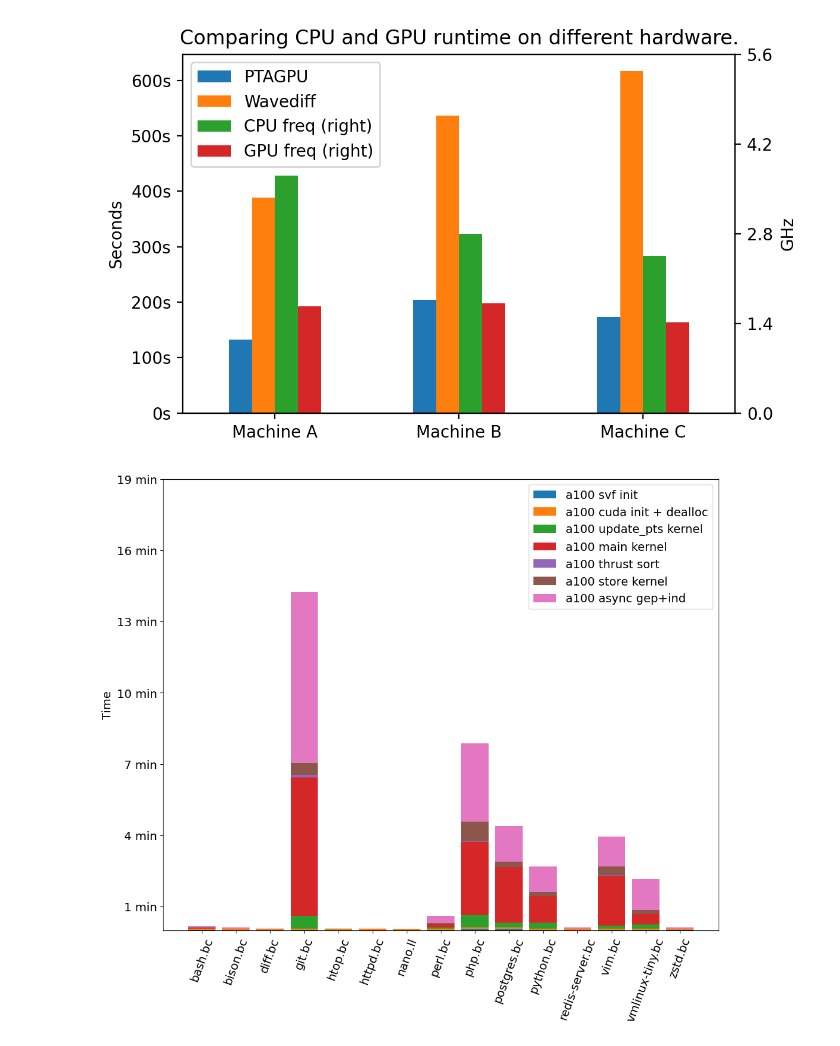
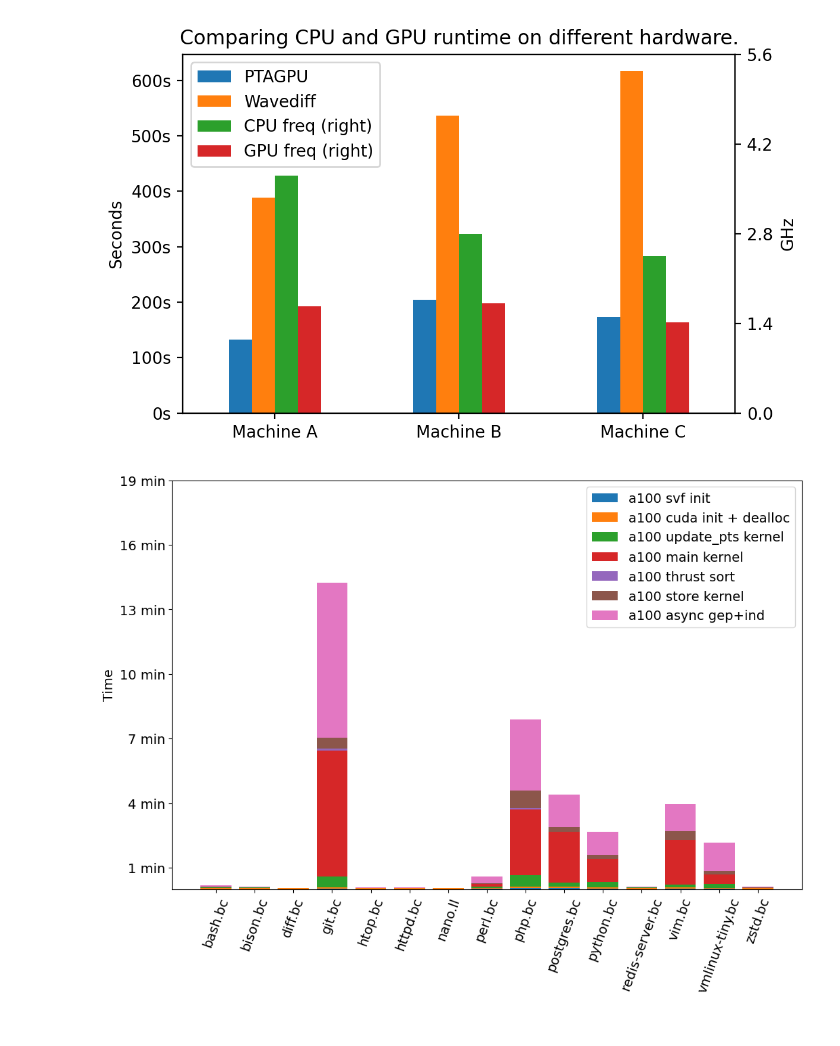
Before and after one commit to lukasboettcher/msc-paper, a Jupyter notebook: data/data_viz.ipynb, the cells around one changed output. Cells and saved outputs as stored; diff of their text form; code cells hidden in the pictures.

```diff
--- a/data/data_viz.ipynb
+++ b/data/data_viz.ipynb
@@ -312,11 +312,11 @@ data = {
     "GPU freq": [1.665, 1.710, 1.410],
 }
 
-df = pd.DataFrame(data)
+df_hw = pd.DataFrame(data)
 
-ax = df.plot(kind='bar', secondary_y=["CPU freq", "GPU freq"], figsize=(6,4))
+ax = df_hw.plot(kind='bar', secondary_y=["CPU freq", "GPU freq"], figsize=(6,4))
 ax.set_title('Comparing CPU and GPU runtime on different hardware.')
-ax.set_xticks(df.index)
+ax.set_xticks(df_hw.index)
 ax.set_xticklabels(['Machine A','Machine B','Machine C'], rotation=0)
 ax.set_yticks([i*1000 for i in range(0, 700, 100)])
 ax.set_yticklabels([f"{i}s" for i in range(0, 700, 100)])
@@ -329,20 +329,20 @@ plt.gcf().set_dpi(200)
 # %%
 plt.rc('font', size=14)
 cumval=0
-fig = plt.figure(figsize=(12,10))
+fig = plt.figure(figsize=(12,8))
 plt.gcf().set_dpi(100)
 # df_s = df.sort_values(by = 'a100 ptagpu total')
 df_s = df
-for col in df_s[df_s.columns[-10:-3]]:
+for col in df_s[df_s.columns[-11:-4]]:
     plt.bar(df_s.index, df_s[col], bottom=cumval, label=col)
     cumval = cumval+df_s[col]
 
 _ = plt.xticks(rotation=70)
 _ = plt.legend(fontsize=14)
 _ = plt.ylabel('Time')
 # _ = plt.yticks([120000, 240000, 360000], ["2min", "4min", "6min"])
 
 # _ = plt.yticks([3600000*i for i in range(0, 20, 3)], [f"{i}h" for i in range(0, 20, 3)])
 _ = plt.yticks([60000*i for i in range(1, 20, 3)], [f"{i} min" for i in range(1, 20, 3)])
 # %% [output]
-[figure, old version]
+[figure, new version]
```
Also changed, not shown: parts of 4 cells of this notebook.
